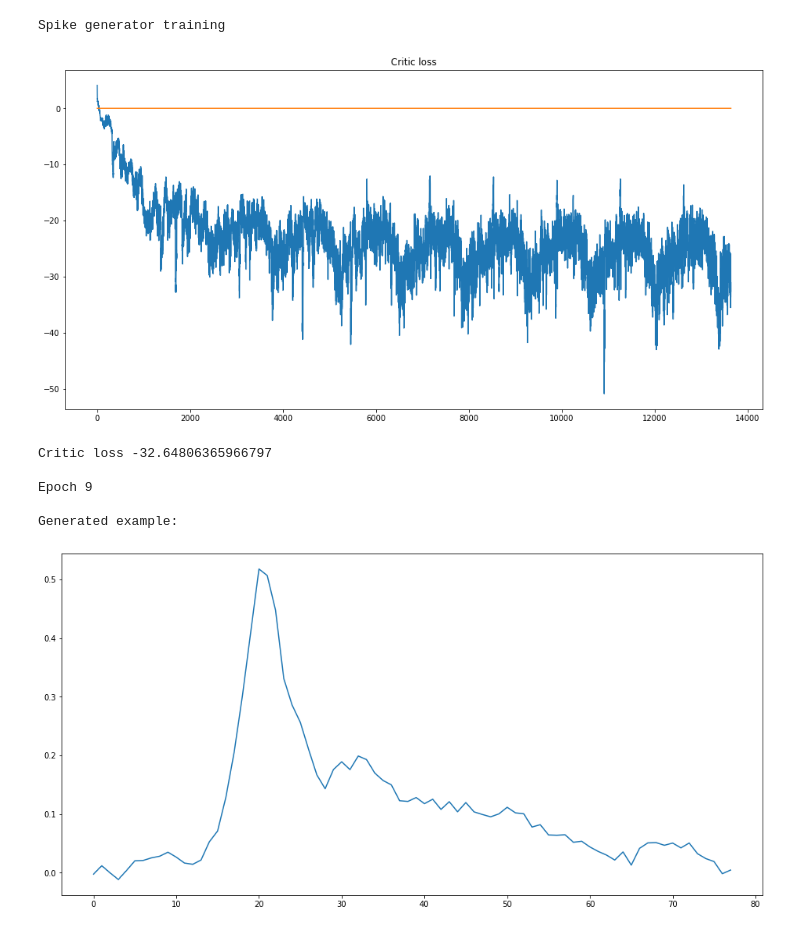
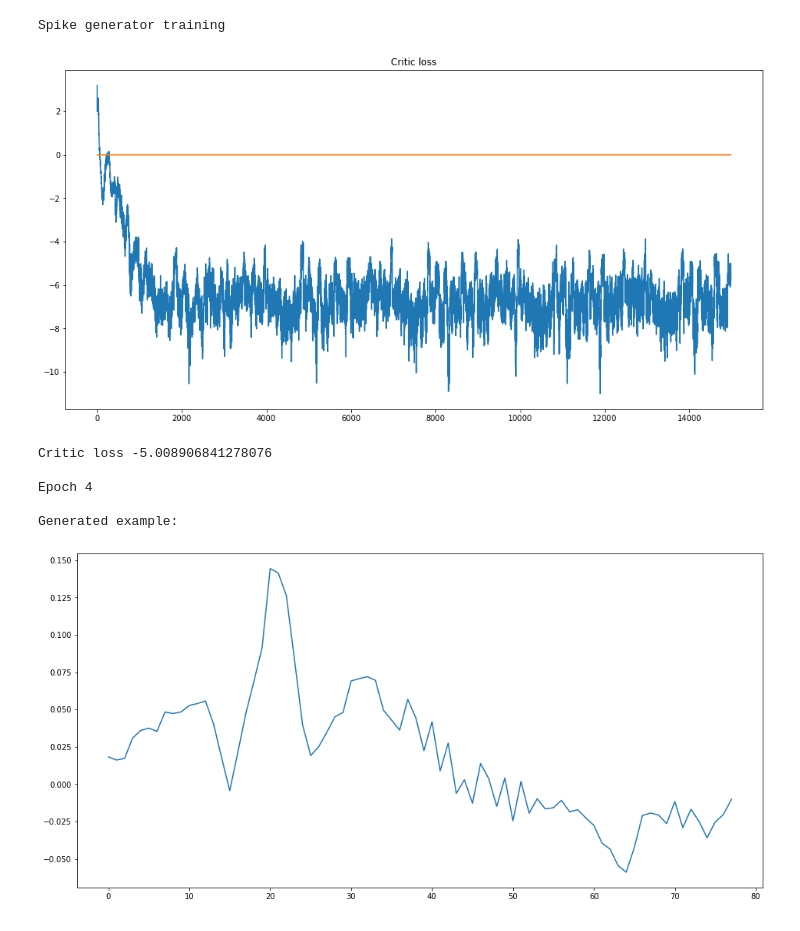
Before and after one commit to AlexDodon/sourceseparation_misc, a Jupyter notebook: time_series.ipynb, the cells around one changed output. Drawn from its saved outputs; the diff is of its cells as text; code cells hidden in the pictures.

```diff
--- a/time_series.ipynb
+++ b/time_series.ipynb
@@ -32,9 +52,10 @@ pickle.dump(testBgLoader, open("../data/testBgLoader.pickle", "wb"))
 # %%
 #loads preprocessed datasets from disk
+toLoad = ".03"
 
-trainSpikesLoader = pickle.load(open("../data/trainSpikesLoader.pickle", "rb"))
-valSpikesLoader = pickle.load(open("../data/valSpikesLoader.pickle", "rb"))
-testSpikesLoader = pickle.load(open("../data/testSpikesLoader.pickle", "rb"))
-trainBgLoader = pickle.load(open("../data/trainBgLoader.pickle", "rb"))
-valBgLoader = pickle.load(open("../data/valBgLoader.pickle", "rb"))
-testBgLoader = pickle.load(open("../data/testBgLoader.pickle", "rb"))
+trainSpikesLoader = pickle.load(open(f"../data/trainSpikesLoader.drowned{toLoad}.pickle", "rb"))
+valSpikesLoader = pickle.load(open(f"../data/valSpikesLoader.drowned{toLoad}.pickle", "rb"))
+testSpikesLoader = pickle.load(open(f"../data/testSpikesLoader.drowned{toLoad}.pickle", "rb"))
+trainBgLoader = pickle.load(open(f"../data/trainBgLoader.drowned{toLoad}.pickle", "rb"))
+valBgLoader = pickle.load(open(f"../data/valBgLoader.drowned{toLoad}.pickle", "rb"))
+testBgLoader = pickle.load(open(f"../data/testBgLoader.drowned{toLoad}.pickle", "rb"))
@@ -41,25 +88,25 @@ testBgLoader = pickle.load(open("../data/testBgLoader.pickle", "rb"))
 # %%
 # declares and trains the gan for spikes
 
 gen1 = gans.GeneratorWgan(inputSize=noiseDim, hiddenSize=80, outputSize=80)
 critic1 = gans.CriticWgan(inputSize=80, hiddenSize=40)
 
 print("Spike generator training")
 
 gans.wgan_adversarial_trainer(
     train_loader = trainSpikesLoader,
     generator = gen1,
     critic = critic1,
     batchSize = batchSize,
     noiseDim = noiseDim,
-    epochs = 10,
+    epochs = 5,
 )
 # %% [output]
 Spike generator training
-[figure, old version]
+[figure, new version]
-Critic loss -32.64806365966797
+Critic loss -5.008906841278076
 
-Epoch 9
+Epoch 4
 
 Generated example:
-[figure, old version]
+[figure, new version]
```
Also changed, not shown: parts of 15 cells of this notebook, 2 other files.
